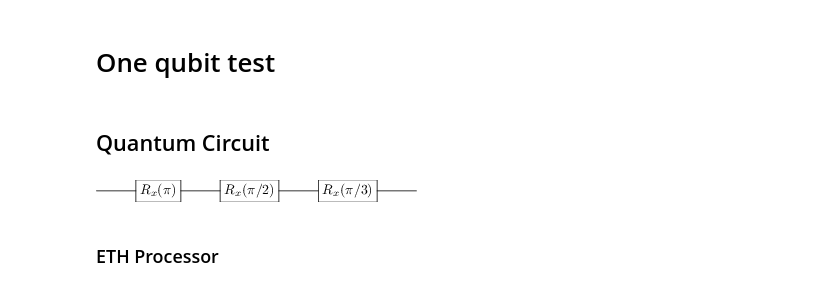
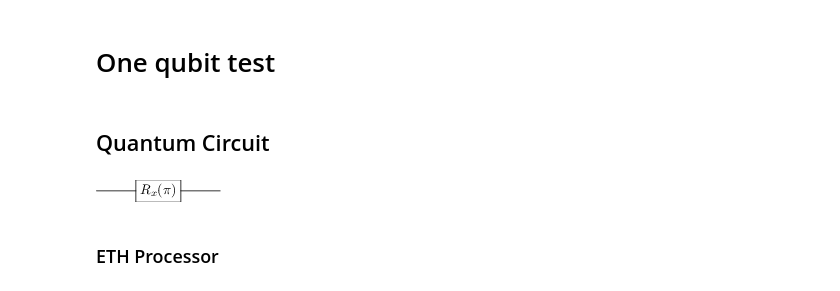
Before and after one commit to ingstra/ETH, a Jupyter notebook: Testing.ipynb, the cells around one changed output. Cells and saved outputs as stored; diff of their text form; code cells hidden in the pictures.

```diff
--- a/Testing.ipynb
+++ b/Testing.ipynb
@@ -19,22 +23,17 @@ from qutip.qip import pulse
 # %%
 # Number of qubits in the system
 N = 1
 
-# Input state
-input_states = ["0"]*N
-
-# A list of integers for the dimension of each composite system.
-dims = [3]*N
-
 # Representation of a quantum program/algorithm, maintaining a sequence of gates.
-qc = QubitCircuit(N = N, input_states = input_states, dims = dims, reverse_states = False)
+qc = QubitCircuit(N = N, reverse_states = False)
 
 qc.add_gate("RX", 0, None, np.pi, r"\pi")
-qc.add_gate("RX", 0, None, np.pi/2, r"\pi/2")
-qc.add_gate("RX", 0, None, np.pi/3, r"\pi/3")
+#qc.add_gate("RX", 0, None, np.pi/2, r"\pi/2")
+#qc.add_gate("RX", 0, None, np.pi/3, r"\pi/3")
+
 qc.png
 # %% [output]
-[figure, old version]
+[figure, new version]
 # %% [markdown]
 ### ETH Processor
 # %%
```
Also changed, not shown: parts of 23 cells of this notebook, 2 other files.
